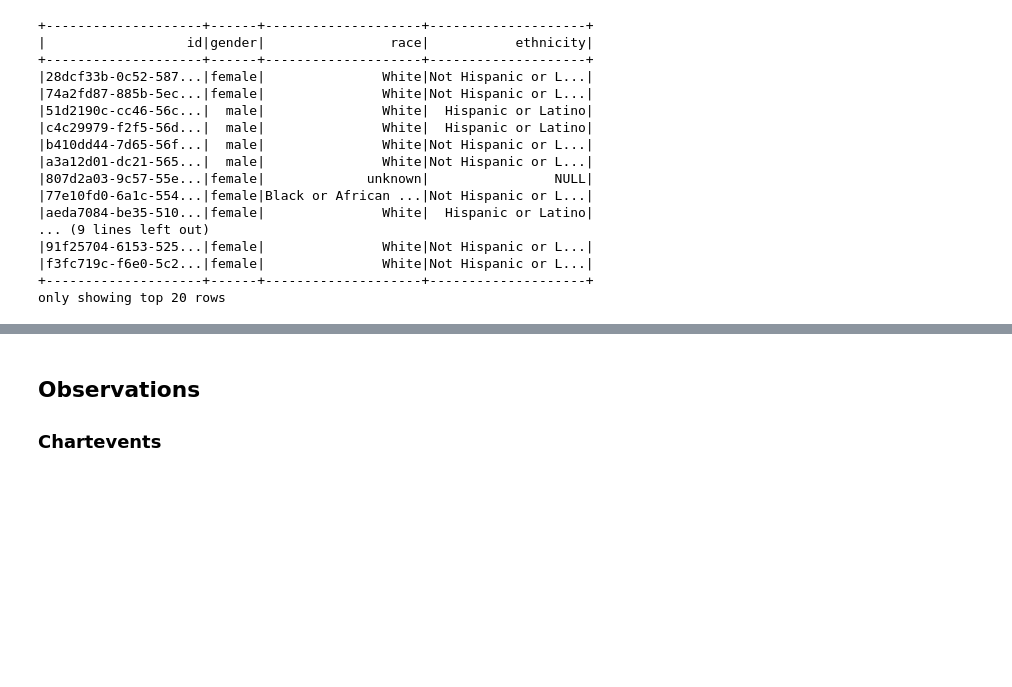
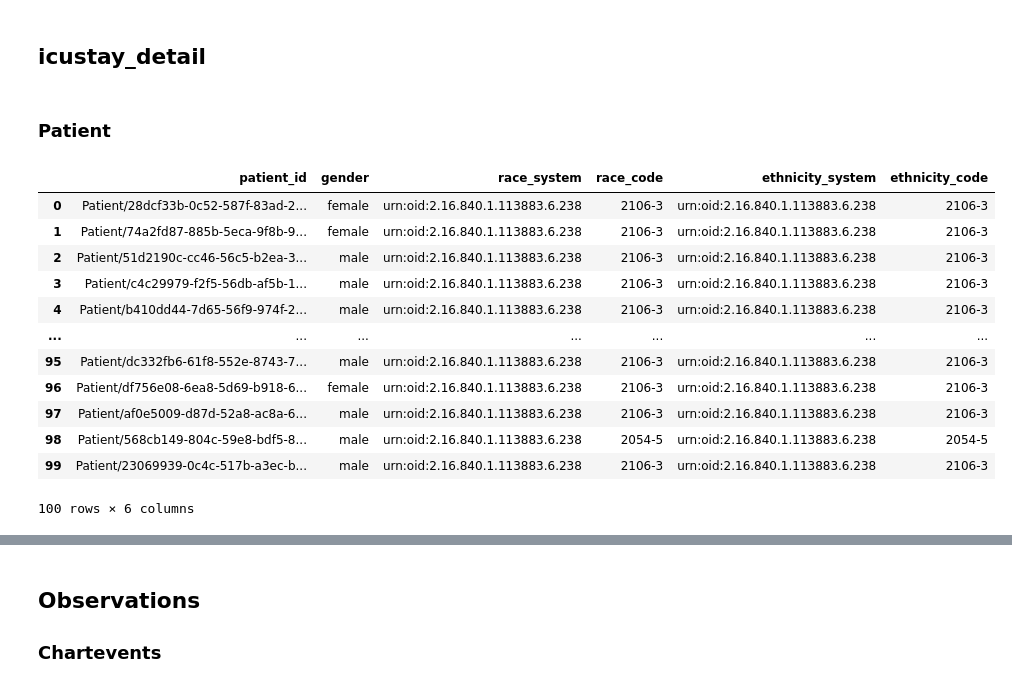
Before and after one commit to aehrc/sql-on-fhir-evaluation, a Jupyter notebook: notebooks/SOFTest.ipynb, the cells around one changed output, grey strips where cells are left out. Cells and saved outputs as stored; diff of their text form; code cells hidden in the pictures; blank space fills up the shorter version.

```diff
--- a/notebooks/SOFTest.ipynb
+++ b/notebooks/SOFTest.ipynb
@@ -67,54 +75,65 @@ data.read('Patient').show()
 |f3fc719c-f6e0-5c2...|Patient/f3fc719c-...|{NULL, NULL, NULL...|         NULL|    NULL|NULL|[{NULL, NULL, NUL...|  NULL|[{NULL, official,...|   NULL|female|2104-02-27|           NULL|            NULL| ...
 +--------------------+--------------------+--------------------+-------------+--------+----+--------------------+------+--------------------+-------+------+----------+---------------+----------------+ ...
 only showing top 20 rows
+# %% [markdown]
+## icustay_detail
+# %% [markdown]
+### Patient
 # %%
-ptn_view = data.view('Patient',
+rv_patient = data.view('Patient',
     select = [
         {
             "column": [
                 {
-                    "name": "id",
-                    "path": "id",
+                    "name": "patient_id",
+                    "path": "getResourceKey()",
                     "collection": False
                 },
                 {
                     "name": "gender",
                     "path": "gender",
                     "collection": False
                 },
                 {
-                    "name": "race",
-                    "path": "extension('http://hl7.org/fhir/us/core/StructureDefinition/us-core-race').extension('text').value.ofType(string)",
+                    "name": "race_system",
+                    "path": "extension('http://hl7.org/fhir/us/core/StructureDefinition/us-core-race').extension('ombCategory').value.ofType(Coding).system",
                     "collection": False
                 },
                 {
-                    "name": "ethnicity",
-                    "path": "extension('http://hl7.org/fhir/us/core/StructureDefinition/us-core-ethnicity').extension('text').value.ofType(string)",
+                    "name": "race_code",
+                    "path": "extension('http://hl7.org/fhir/us/core/StructureDefinition/us-core-race').extension('ombCategory').value.ofType(Coding).code",
+                    "collection": False
+                },
+                {
+                    "name": "ethnicity_system",
+                    "path": "extension('http://hl7.org/fhir/us/core/StructureDefinition/us-core-ethnicity').extension('ombCategory').value.ofType(Coding).system",
+                    "collection": False
+                },
+                {
+                    "name": "ethnicity_code",
+                    "path": "extension('http://hl7.org/fhir/us/core/StructureDefinition/us-core-race').extension('ombCategory').value.ofType(Coding).code",
                     "collection": False
                 },
 
             ]
         }
     ]
 )
 
-ptn_view.show()
+rv_patient.createOrReplaceTempView('rv_patient')
+rv_patient.toPandas()
 # %% [output]
+|  | patient_id | gender | race_system | race_code | ethnicity_system | ethnicity_code |
+| 0 | Patient/28dcf33b-0c52-587f-83ad-2... | female | urn:oid:2.16.840.1.113883.6.238 | 2106-3 | urn:oid:2.16.840.1.113883.6.238 | 2106-3 |
+| 1 | Patient/74a2fd87-885b-5eca-9f8b-9... | female | urn:oid:2.16.840.1.113883.6.238 | 2106-3 | urn:oid:2.16.840.1.113883.6.238 | 2106-3 |
+| 2 | Patient/51d2190c-cc46-56c5-b2ea-3... | male | urn:oid:2.16.840.1.113883.6.238 | 2106-3 | urn:oid:2.16.840.1.113883.6.238 | 2106-3 |
+| 3 | Patient/c4c29979-f2f5-56db-af5b-1... | male | urn:oid:2.16.840.1.113883.6.238 | 2106-3 | urn:oid:2.16.840.1.113883.6.238 | 2106-3 |
+| 4 | Patient/b410dd44-7d65-56f9-974f-2... | male | urn:oid:2.16.840.1.113883.6.238 | 2106-3 | urn:oid:2.16.840.1.113883.6.238 | 2106-3 |
+| ... | ... | ... | ... | ... | ... | ... |
+| 95 | Patient/dc332fb6-61f8-552e-8743-7... | male | urn:oid:2.16.840.1.113883.6.238 | 2106-3 | urn:oid:2.16.840.1.113883.6.238 | 2106-3 |
+| 96 | Patient/df756e08-6ea8-5d69-b918-6... | female | urn:oid:2.16.840.1.113883.6.238 | 2106-3 | urn:oid:2.16.840.1.113883.6.238 | 2106-3 |
+| 97 | Patient/af0e5009-d87d-52a8-ac8a-6... | male | urn:oid:2.16.840.1.113883.6.238 | 2106-3 | urn:oid:2.16.840.1.113883.6.238 | 2106-3 |
+| 98 | Patient/568cb149-804c-59e8-bdf5-8... | male | urn:oid:2.16.840.1.113883.6.238 | 2054-5 | urn:oid:2.16.840.1.113883.6.238 | 2054-5 |
+| 99 | Patient/23069939-0c4c-517b-a3ec-b... | male | urn:oid:2.16.840.1.113883.6.238 | 2106-3 | urn:oid:2.16.840.1.113883.6.238 | 2106-3 |
-+--------------------+------+--------------------+--------------------+
-|                  id|gender|                race|           ethnicity|
-+--------------------+------+--------------------+--------------------+
-|28dcf33b-0c52-587...|female|               White|Not Hispanic or L...|
-|74a2fd87-885b-5ec...|female|               White|Not Hispanic or L...|
-|51d2190c-cc46-56c...|  male|               White|  Hispanic or Latino|
-|c4c29979-f2f5-56d...|  male|               White|  Hispanic or Latino|
-|b410dd44-7d65-56f...|  male|               White|Not Hispanic or L...|
-|a3a12d01-dc21-565...|  male|               White|Not Hispanic or L...|
-|807d2a03-9c57-55e...|female|             unknown|                NULL|
-|77e10fd0-6a1c-554...|female|Black or African ...|Not Hispanic or L...|
-|aeda7084-be35-510...|female|               White|  Hispanic or Latino|
-... (9 lines left out)
-|91f25704-6153-525...|female|               White|Not Hispanic or L...|
-|f3fc719c-f6e0-5c2...|female|               White|Not Hispanic or L...|
-+--------------------+------+--------------------+--------------------+
-only showing top 20 rows
+100 rows × 6 columns
 # %%
```
Also changed, not shown: parts of 23 cells of this notebook, 15 other files.
